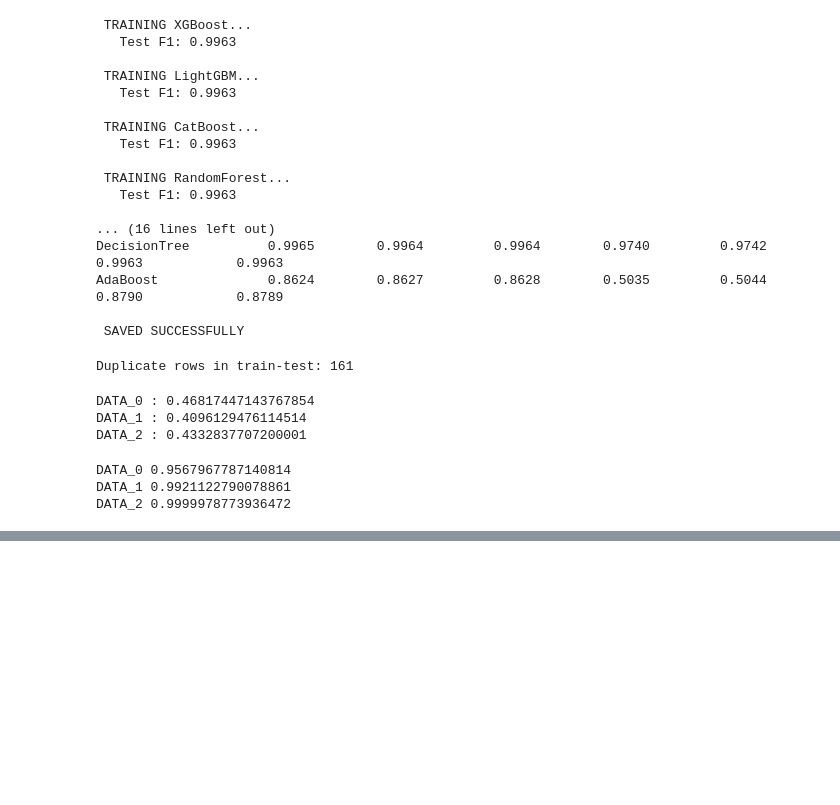
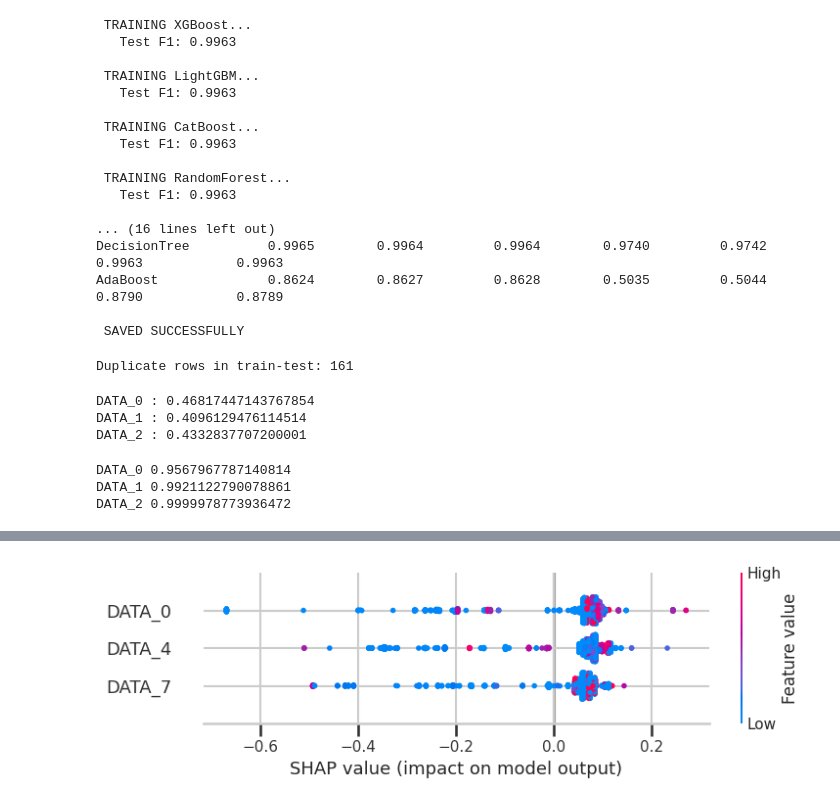
Before and after one commit to vaibhav12686/CIC-IOV-2024-multi-class-classification, a Jupyter notebook: CIC_IOV_2024.ipynb, the cells around one changed output, grey strips where cells are left out. Saved outputs shown, nothing was run; the diff lists cells and outputs as text; code cells hidden in the pictures; blank space fills up the shorter version.

```diff
--- a/CIC_IOV_2024.ipynb
+++ b/CIC_IOV_2024.ipynb
@@ -1116,0 +1962,8 @@ DATA_2 0.9999978773936472
+# %%
+shap.summary_plot(
+    shap_matrix,
+    X_shap,
+    feature_names=feature_names
+)
+# %% [output]
+[figure, added]
```
Also changed, not shown: parts of 38 cells of this notebook.
